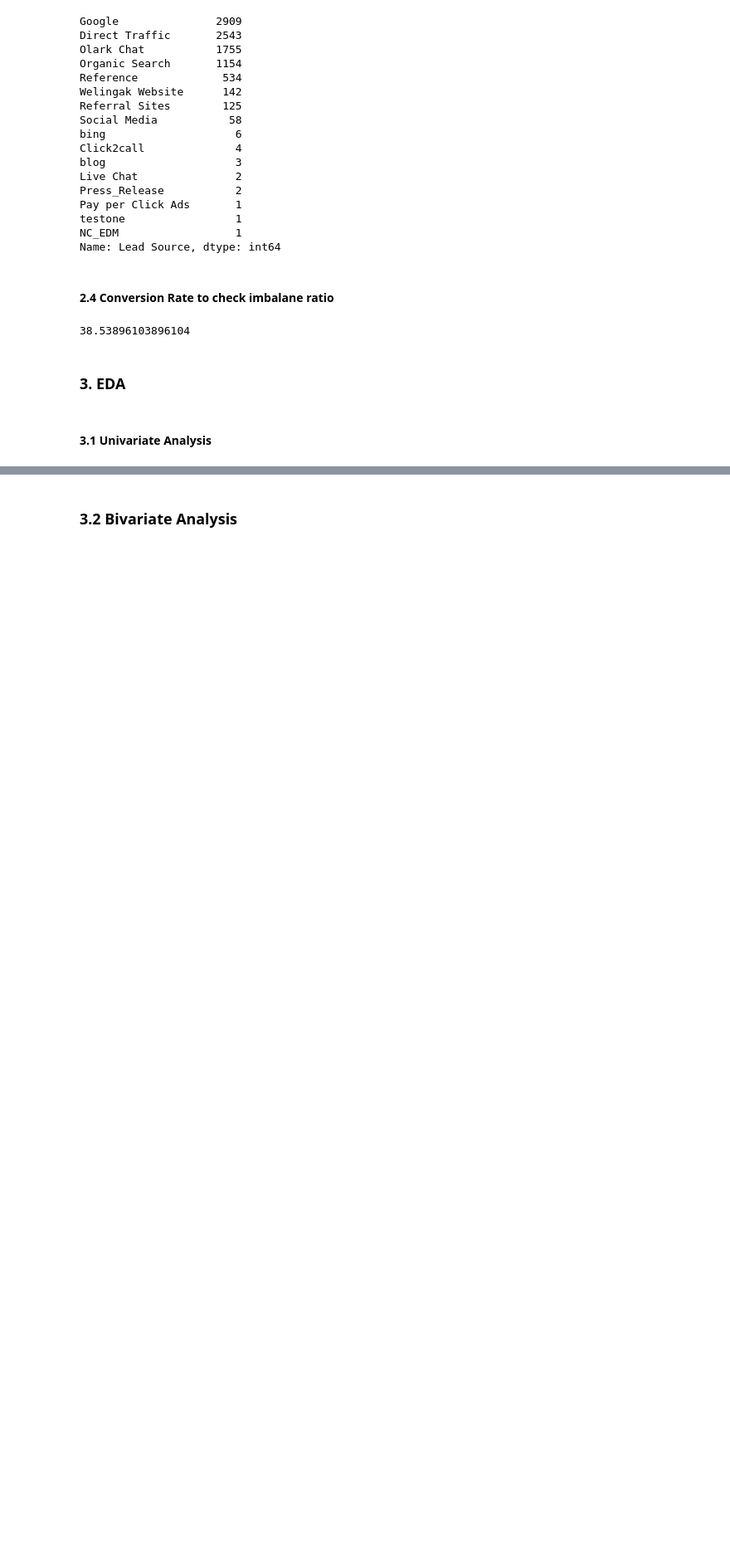
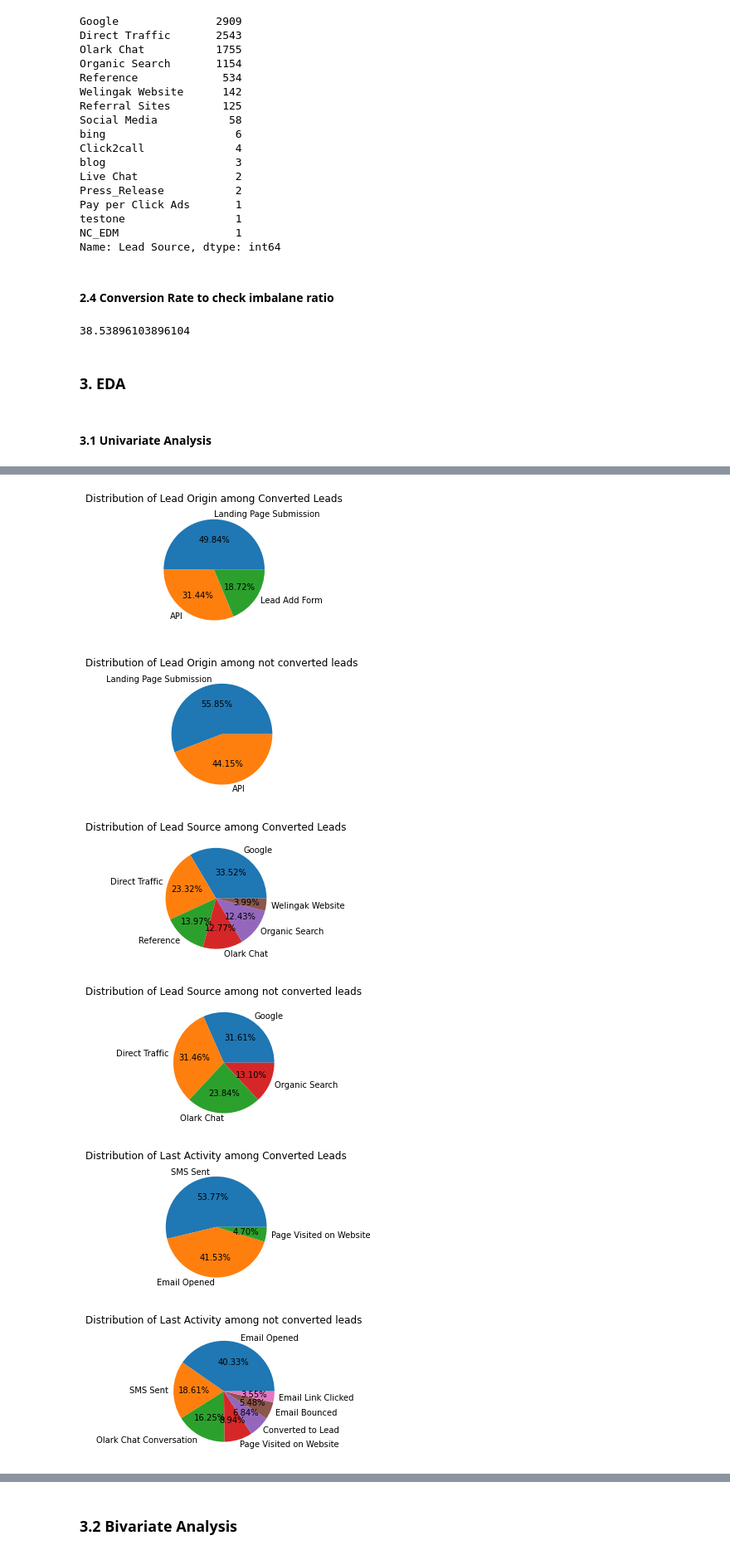
Before and after one commit to ritikamehra/LeadScoringCaseStudy, a Jupyter notebook: Lead_Scoring_Case_Study.ipynb, the cells around one changed output, grey strips where cells are left out. Shown at 83% size. Cells and saved outputs as stored; diff of their text form; code cells hidden in the pictures; blank space fills up the shorter version.

```diff
--- a/Lead_Scoring_Case_Study.ipynb
+++ b/Lead_Scoring_Case_Study.ipynb
@@ -438,0 +442,26 @@ converted
+# %%
+#functions to create visualization plots for univariate analysis
+def draw_distplot(cols):
+    for i in cols:
+        plt.figure(figsize=(15,5))
+        sns.distplot(df_conv[i], hist=False, color='r',label ="Converted")
+        sns.distplot(df_nconv[i], hist=False, color='b', label ="Not Converted")
+        plt.title("TARGET V/S "+i, fontdict={'fontsize' : 12, 'fontweight' : 5, 'color' : 'Black'})
+        plt.legend()
+        plt.show()
+def draw_piechart(cols):
+    for i in cols:
+        plt.subplot(1, 2, 1)
+        temp = df_conv[i].value_counts().reset_index()
+        temp = temp.rename(columns={i :"Column Name"})
+        temp = temp[temp["Column Name"]*100/temp["Column Name"].sum() > 3] #Percentage cutoff - 3%
+        plt.pie(temp["Column Name"],labels=temp["index"],autopct='%1.2f%%')
+        plt.title('Distribution of ' + i + ' among Converted Leads',loc='center')
+        plt.show()
+        plt.subplot(1, 2, 2)
+        temp = df_nconv[i].value_counts().reset_index()
+        temp = temp.rename(columns={i :"Column Name"})
+        temp = temp[temp["Column Name"]*100/temp["Column Name"].sum() > 3] #Percentage cutoff - 3%
+        plt.pie(temp["Column Name"],labels=temp["index"],autopct='%1.2f%%')
+        plt.title('Distribution of ' + i + ' among not converted leads',loc='center')
+        plt.show()
@@ -438,0 +494,22 @@ converted
+# %%
+cat_cols = ['Lead Origin','Lead Source','Last Activity','Specialization','Last Notable Activity','What is your current occupation',
+          'What matters most to you in choosing a course','Tags','City']
+draw_piechart(cat_cols)
+
+#Observation:
+#Lead Origin - Landing Page Submission for both - not good factor
+#Lead Source - Google for both - not good factor
+#Last Activity - SMS Sent for converted and Email Opened for not converted - good factor
+#Specialization - other for both followed by finance management - not a good factor
+#Last Notable Activity - SMS sent for converted and Modified for not converted - good factor
+#Current Occupation - unemployed for both - not a good factor
+#Reason - better career prospects for both - not a good factor
+#Tags - Will revert after reading the email for converted and Other for not converted - good factor
+#City - Mumbai for converted and Other for not converted - good factor
+# %% [output]
+[figure, added]
+[figure, added]
+[figure, added]
+[figure, added]
+[figure, added]
+[figure, added]
```
Also changed, not shown: parts of 20 cells of this notebook.
